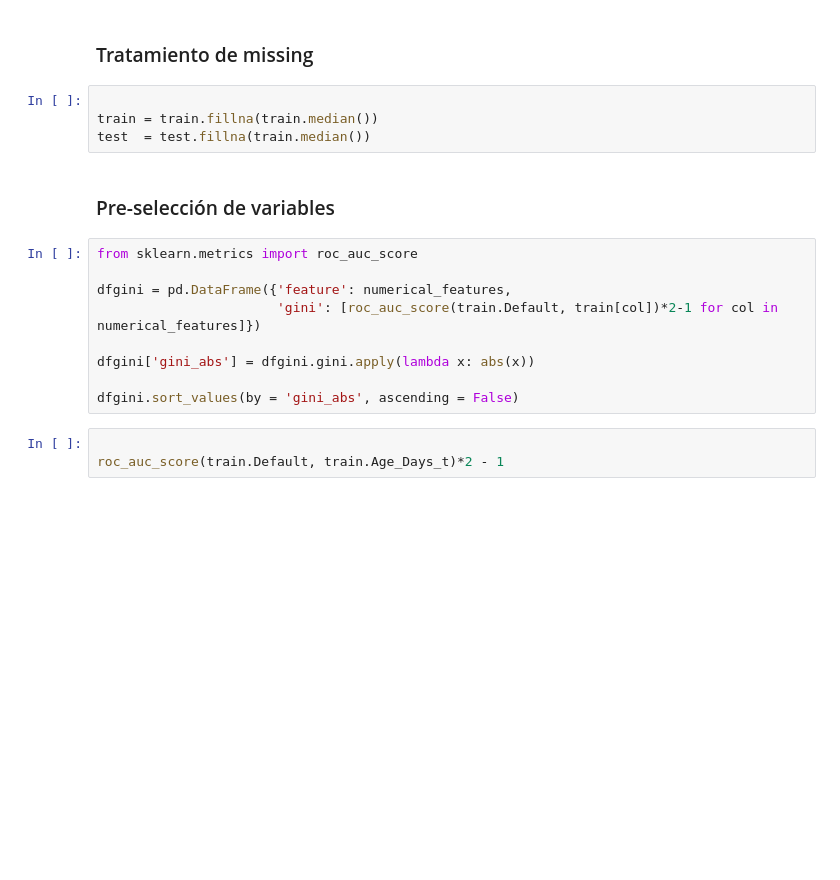
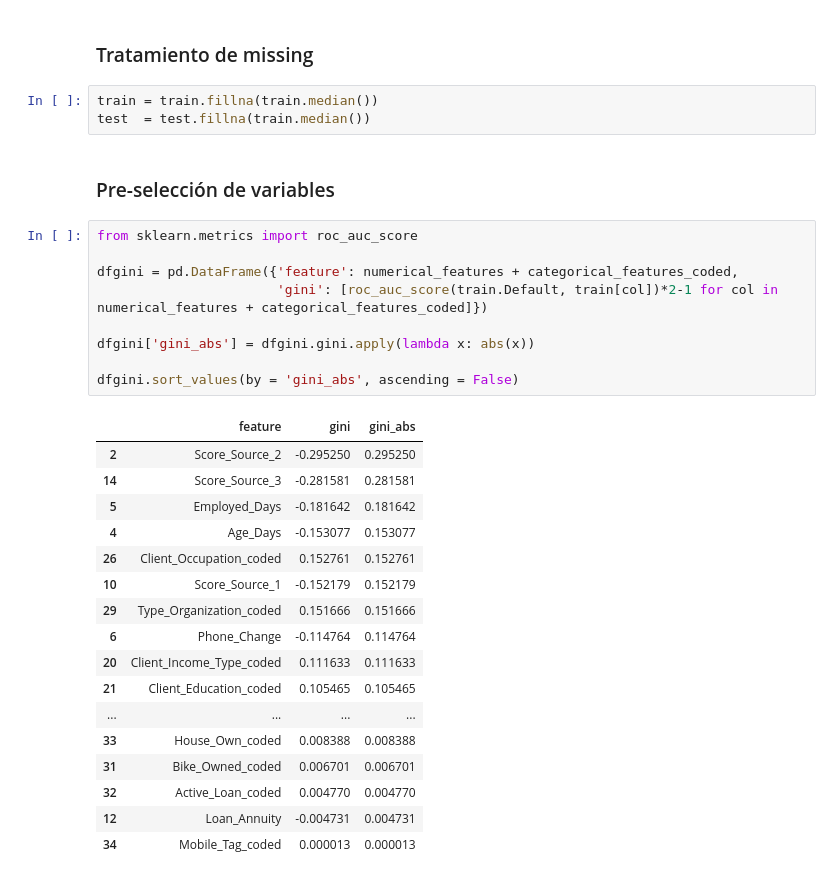
Before and after one commit to AntonioGarciaData/prueba_codigos_PEA_ML_DL, a Jupyter notebook: Supervised_models/Logistic_regression/Credit_Scoring.ipynb, the cells around one changed output. Cells and saved outputs as stored; diff of their text form; blank space fills up the shorter version.

```diff
--- a/Supervised_models/Logistic_regression/Credit_Scoring.ipynb
+++ b/Supervised_models/Logistic_regression/Credit_Scoring.ipynb
@@ -393,7 +410,6 @@ sns.lineplot(data = temp.groupby(var + '_rango').agg({'Default': 'mean'}).reset_
 # %% [markdown]
 ### Tratamiento de missing
 # %%
-
 train = train.fillna(train.median())
 test  = test.fillna(train.median())
 # %% [markdown]
@@ -401,12 +417,27 @@ test  = test.fillna(train.median())
 # %%
 from sklearn.metrics import roc_auc_score
 
-dfgini = pd.DataFrame({'feature': numerical_features,
-                       'gini': [roc_auc_score(train.Default, train[col])*2-1 for col in numerical_features]})
+dfgini = pd.DataFrame({'feature': numerical_features + categorical_features_coded,
+                       'gini': [roc_auc_score(train.Default, train[col])*2-1 for col in numerical_features + categorical_features_coded]})
 
 dfgini['gini_abs'] = dfgini.gini.apply(lambda x: abs(x))
 
 dfgini.sort_values(by = 'gini_abs', ascending = False)
+# %% [output]
+|  | feature | gini | gini_abs |
+| 2 | Score_Source_2 | -0.295250 | 0.295250 |
+| 14 | Score_Source_3 | -0.281581 | 0.281581 |
+| 5 | Employed_Days | -0.181642 | 0.181642 |
+| 4 | Age_Days | -0.153077 | 0.153077 |
+| 26 | Client_Occupation_coded | 0.152761 | 0.152761 |
+| 10 | Score_Source_1 | -0.152179 | 0.152179 |
+| 29 | Type_Organization_coded | 0.151666 | 0.151666 |
+| 6 | Phone_Change | -0.114764 | 0.114764 |
+| 20 | Client_Income_Type_coded | 0.111633 | 0.111633 |
+| 21 | Client_Education_coded | 0.105465 | 0.105465 |
+| ... | ... | ... | ... |
+| 33 | House_Own_coded | 0.008388 | 0.008388 |
+| 31 | Bike_Owned_coded | 0.006701 | 0.006701 |
+| 32 | Active_Loan_coded | 0.004770 | 0.004770 |
+| 12 | Loan_Annuity | -0.004731 | 0.004731 |
+| 34 | Mobile_Tag_coded | 0.000013 | 0.000013 |
-# %%
-
-roc_auc_score(train.Default, train.Age_Days_t)*2 - 1
```
Also changed, not shown: parts of 10 cells of this notebook.
